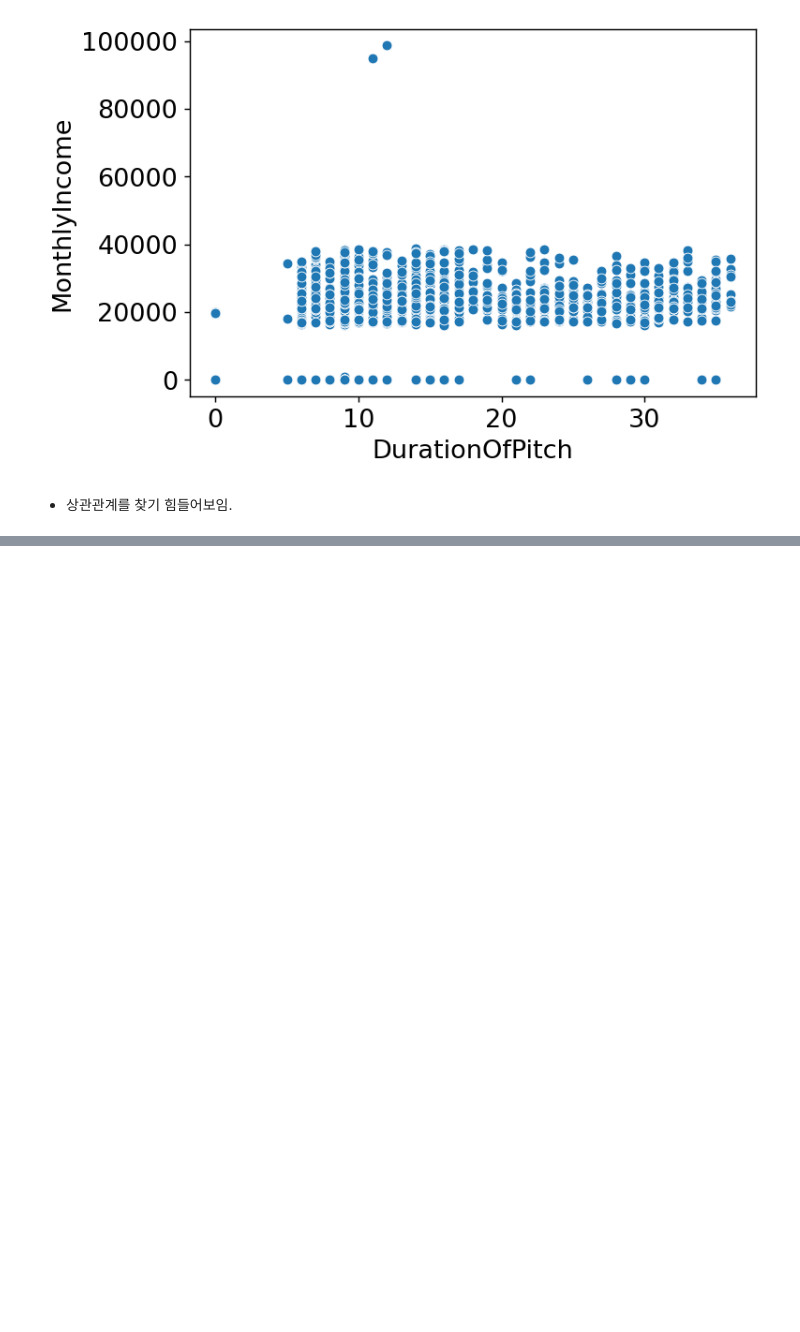
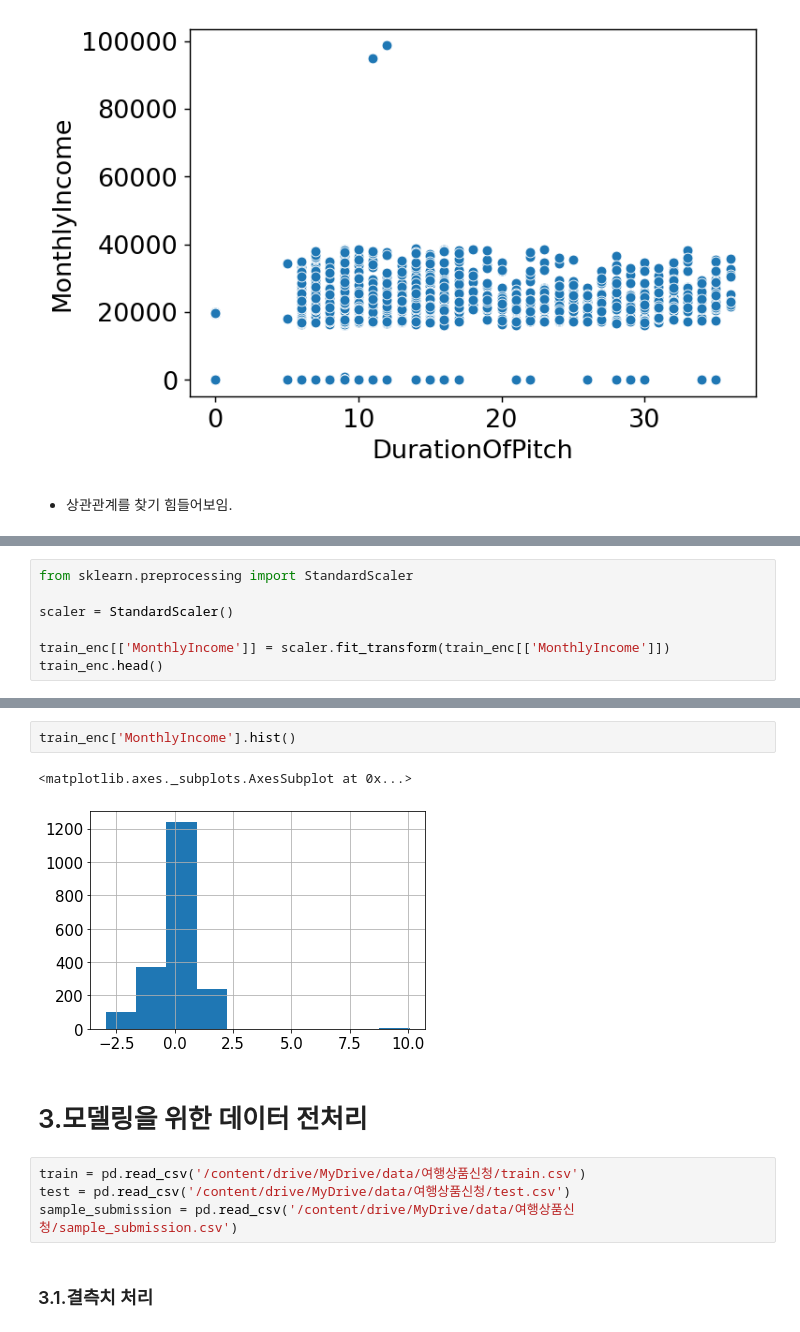
Before and after one commit to TaeHye0nKim/dacon_travel-products-pred-contest, a Jupyter notebook: code.ipynb, the cells around one changed output, grey strips where cells are left out. Drawn from its saved outputs; the diff is of its cells as text; blank space fills up the shorter version.

```diff
--- a/code.ipynb
+++ b/code.ipynb
@@ -808,0 +886,7 @@ plt.show()
+# %%
+from sklearn.preprocessing import StandardScaler
+
+scaler = StandardScaler()
+
+train_enc[['MonthlyIncome']] = scaler.fit_transform(train_enc[['MonthlyIncome']])
+train_enc.head()
@@ -808,0 +900,13 @@ plt.show()
+# %%
+train_enc['MonthlyIncome'].hist()
+# %% [output]
+<matplotlib.axes._subplots.AxesSubplot at 0x...>
+[figure, added]
+# %% [markdown]
+# 3.모델링을 위한 데이터 전처리
+# %%
+train = pd.read_csv('/content/drive/MyDrive/data/여행상품신청/train.csv')
+test = pd.read_csv('/content/drive/MyDrive/data/여행상품신청/test.csv')
+sample_submission = pd.read_csv('/content/drive/MyDrive/data/여행상품신청/sample_submission.csv')
+# %% [markdown]
+### 3.1.결측치 처리
```
Also changed, not shown: parts of 65 cells of this notebook.
